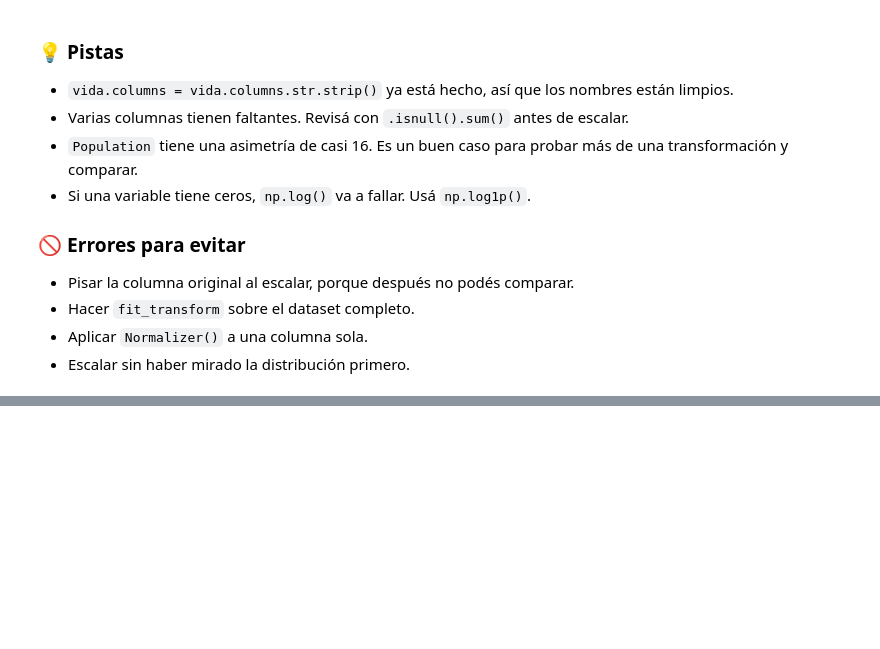
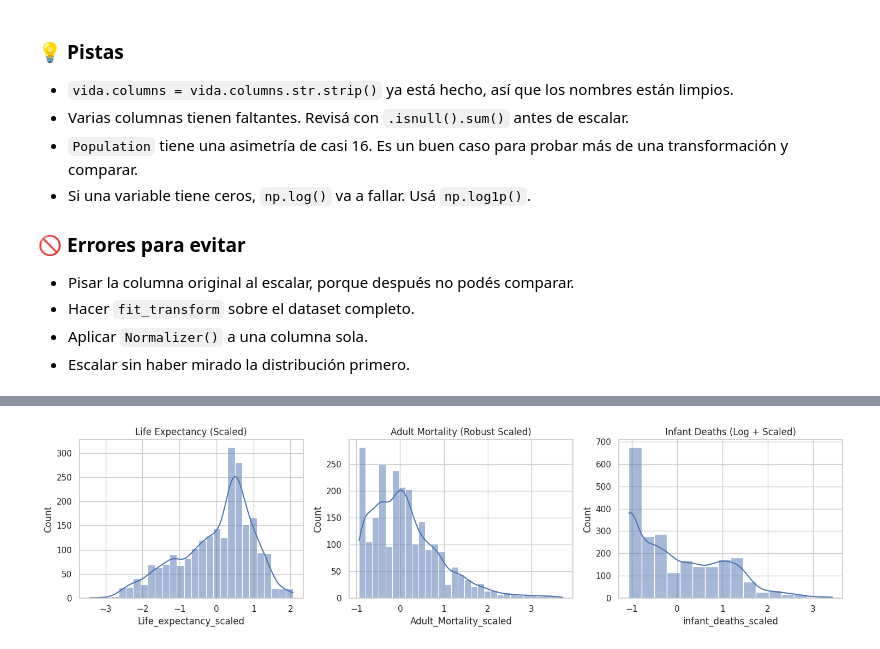
Before and after one commit to EmiiFernandez/actividades_data_sciente_ypf, a Jupyter notebook: notebook/C08_Notebook-12.ipynb, the cells around one changed output, grey strips where cells are left out. Cells and saved outputs as stored; diff of their text form; code cells hidden in the pictures; blank space fills up the shorter version.

```diff
--- a/notebook/C08_Notebook-12.ipynb
+++ b/notebook/C08_Notebook-12.ipynb
@@ -665,0 +750,25 @@ Para cada variable, decidí y **justificá por escrito** qué le vas a aplicar:
+# %%
+# 2. Inicializamos los transformadores y escaladores
+scaler_life = StandardScaler()
+scaler_adult = RobustScaler()
+scaler_infant = StandardScaler()
+
+# --- LIFE EXPECTANCY (Solo StandardScaler) ---
+X_train['Life_expectancy_scaled'] = scaler_life.fit_transform(X_train[['Life expectancy']])
+X_test['Life_expectancy_scaled'] = scaler_life.transform(X_test[['Life expectancy']])
+
+# --- ADULT MORTALITY (Solo RobustScaler) ---
+X_train['Adult_Mortality_scaled'] = scaler_adult.fit_transform(X_train[['Adult Mortality']])
+X_test['Adult_Mortality_scaled'] = scaler_adult.transform(X_test[['Adult Mortality']])
+
+# --- INFANT DEATHS (log1p + StandardScaler) ---
+# Primero aplicamos la transformación de forma (log1p) directamente ya que no requiere aprendizaje (fit)
+X_train['infant_deaths_log'] = np.log1p(X_train['infant deaths'])
+X_test['infant_deaths_log'] = np.log1p(X_test['infant deaths'])
+
+# Luego aplicamos el escalador sobre la versión logarítmica
+X_train['infant_deaths_scaled'] = scaler_infant.fit_transform(X_train[['infant_deaths_log']])
+X_test['infant_deaths_scaled'] = scaler_infant.transform(X_test[['infant_deaths_log']])
+
+# Visualizamos una muestra del set de entrenamiento con las nuevas columnas
+display(X_train.head())
@@ -665,0 +782,15 @@ Para cada variable, decidí y **justificá por escrito** qué le vas a aplicar:
+# %%
+# 3. Verificación gráfica en el set de Entrenamiento
+fig, axes = plt.subplots(1, 3, figsize=(15, 4))
+
+columnas_trans = ['Life_expectancy_scaled', 'Adult_Mortality_scaled', 'infant_deaths_scaled']
+titulos_trans = ['Life Expectancy (Scaled)', 'Adult Mortality (Robust Scaled)', 'Infant Deaths (Log + Scaled)']
+
+for ax, col, tit in zip(axes, columnas_trans, titulos_trans):
+    sns.histplot(X_train[col], kde=True, ax=ax)
+    ax.set_title(tit)
+
+plt.tight_layout()
+plt.show()
+# %% [output]
+[figure, added]
```
Also changed, not shown: parts of 13 cells of this notebook.
